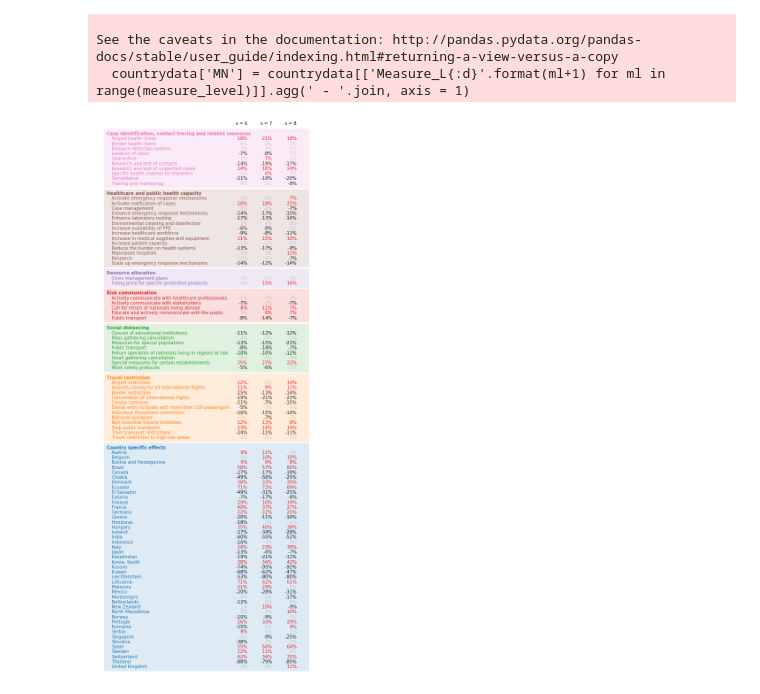
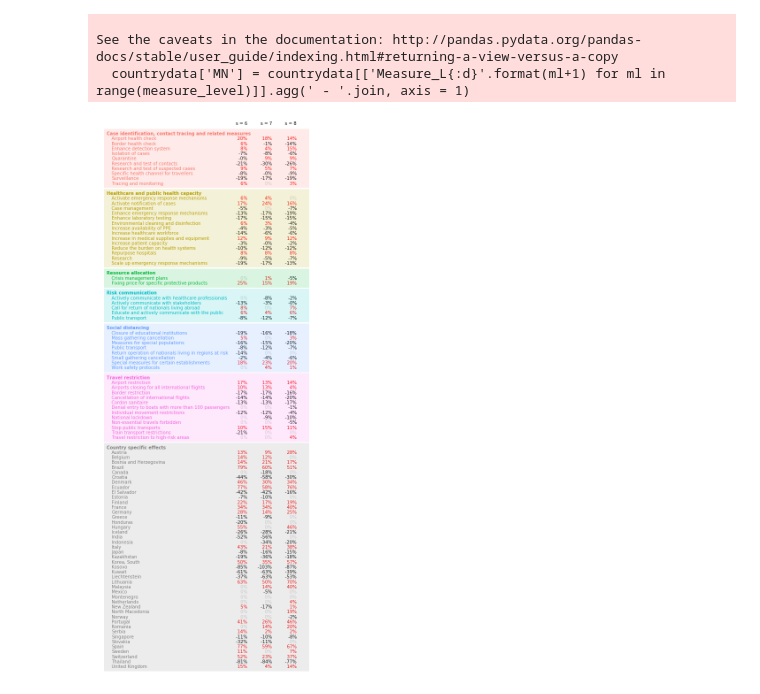
Before and after one commit to lukasgeyrhofer/corona, a Jupyter notebook: regression measures.ipynb, the cells around one changed output. Cells and saved outputs as stored; diff of their text form; code cells hidden in the pictures.

```diff
--- a/regression measures.ipynb
+++ b/regression measures.ipynb
@@ -349,7 +349,7 @@ for shiftdays in np.arange(maxshift + 1):
 
     print('shiftdays = {}'.format(shiftdays))
 
-    for alpha in np.power(10,np.linspace(-6, -2, num = 5, endpoint = True)):
+    for alpha in np.power(10,np.linspace(-6, -3, num = 31, endpoint = True)):
         print('   alpha = {:.6f}'.format(alpha))
         for i in range(xval_count):
             results = model_train[shiftdays][i].fit_regularized(alpha = alpha, L1_wt = 1)
@@ -368,12 +368,23 @@ for shiftdays in np.arange(maxshift + 1):
             result_dict['Loglike Training'] = model_train[shiftdays][i].loglike(results.params)
             result_dict['Loglike Test']     = model_test[shiftdays][i].loglike(np.array(test_params))
 
-            result_dict['result'] = results
+            obs_train  = np.array(model_train[shiftdays][i].endog)
+            obs_test   = np.array(model_test[shiftdays][i].endog)
+
+            pred_train = model_train[shiftdays][i].predict(results.params)
+            pred_test  = model_test[shiftdays][i].predict(test_params)
+
+            result_dict['R2 Training']      = 1 - np.sum((obs_train - pred_train)**2)/np.sum((obs_train - np.mean(obs_train))**2)
+            result_dict['R2 Test']          = 1 - np.sum((obs_test - pred_test)**2)/np.sum((obs_test - np.mean(obs_test))**2)
+
+            result_dict.update({k:v for k,v in results.params.items()})
 
             if allresults_rndXv is None:
                 allresults_rndXv = pd.DataFrame({k:np.array([v]) for k,v in result_dict.items()})
             else:
                 allresults_rndXv = allresults_rndXv.append(result_dict, ignore_index = True)
+
+allresults_rndXv.to_csv('results_Xval_rnd10_200411.csv')
 # %% [output]
 shiftdays = 0
    alpha = 0.000001
@@ -497,16 +489,17 @@ plt.savefig('loglikelihood_Xval_rnd10.pdf')
 # %%
 # use parameters from country-wise cross validation
-# shiftdays = 9, alpha = 2e-3
+# shiftdays = 6, alpha = 2e-5
 model_final6   = smf.ols(formula = formula, data = regrDF[6])
-results_final6 = model_final6.fit_regularized(alpha = 1e-5, L1_wt = 1)
+results_final6 = model_final6.fit_regularized(alpha = 2e-5, L1_wt = 1)
 
 model_final7   = smf.ols(formula = formula, data = regrDF[7])
-results_final7 = model_final7.fit_regularized(alpha = 1e-5, L1_wt = 1)
+results_final7 = model_final7.fit_regularized(alpha = 2e-5, L1_wt = 1)
 
 model_final8   = smf.ols(formula = formula, data = regrDF[8])
-results_final8 = model_final8.fit_regularized(alpha = 1e-5, L1_wt = 1)
+results_final8 = model_final8.fit_regularized(alpha = 2e-5, L1_wt = 1)
 # %%
-colornames = [cn for cn in matplotlib.colors.TABLEAU_COLORS.keys() if (cn.upper() != 'TAB:WHITE' and cn.upper() != 'TAB:GRAY')]
+colornames = ['gray','#f563e2','#609cff','#00bec4','#00b938','#b79f00','#f8766c']
+#colornames = [cn for cn in matplotlib.colors.TABLEAU_COLORS.keys() if (cn.upper() != 'TAB:WHITE' and cn.upper() != 'TAB:GRAY')]
 
 countrylist = [paramname.split('.')[1].split(']')[0] for paramname in results_final7.params.index if paramname[:3] == 'C(C']
 
@@ -535,8 +528,8 @@ See the caveats in the documentation: http://pandas.pydata.org/pandas-docs/stabl
   countrydata['MN'] = countrydata[['Measure_L{:d}'.format(ml+1) for ml in range(measure_level)]].agg(' - '.join, axis = 1)
 # %%
 def significanceColor(beta):
-    if beta   >  0.05: return 'red'
-    elif beta > -0.05: return 'lightgray'
+    if beta   >  0.00: return 'red'
+    elif beta == 0.00: return 'lightgray'
     else:              return 'black'
 
 
@@ -582,34 +575,34 @@ for l1 in l1list[::-1]:
     l2list.sort()
 
     background = plt.Rectangle([label_x - .6, i - .65], value_x + 4.6, len(measure_level_dict[l1]) + 1.8, fill = True, fc = colornames[groupcolor], alpha = boxalpha, zorder = 10)
     ax.add_patch(background)
 
     for l2 in l2list[::-1]:
         ax.annotate(l2,[label_x,i],c = colornames[groupcolor])
         beta_val6 = results_final6.params[measure_level_dict[l1][l2]]/intercept6
         beta_val7 = results_final7.params[measure_level_dict[l1][l2]]/intercept7
         beta_val8 = results_final8.params[measure_level_dict[l1][l2]]/intercept8
         c6 = significanceColor(beta_val6)
         c7 = significanceColor(beta_val7)
         c8 = significanceColor(beta_val8)
         ax.annotate('{:6.0f}%'.format(beta_val6*100),[value_x + 0 * value_dx,i],c=c6,ha='right')
         ax.annotate('{:6.0f}%'.format(beta_val7*100),[value_x + 1 * value_dx,i],c=c7,ha='right')
         ax.annotate('{:6.0f}%'.format(beta_val8*100),[value_x + 2 * value_dx,i],c=c8,ha='right')
         i+=1
     i+=2
     groupcolor += 1
         #print('  {:60s} {:6.3f}'.format(l2,results_final.params[measure_level_dict[l1][l2]]/intercept))
 
 ax.annotate('s = 6', [value_x + 0*value_dx,i],ha='right')
 ax.annotate('s = 7', [value_x + 1*value_dx,i],ha='right')
 ax.annotate('s = 8', [value_x + 2*value_dx,i],ha='right')
 
 ax.set_xlim([0,20])
 ax.set_ylim([-1,i+1])
 ax.axis('off')
 plt.savefig('effects_measures.pdf')
 # %% [output]
-[figure, old version]
+[figure, new version]
 # %%
 #specialcountries = ['Austria','Germany','Thailand', 'Italy', 'Spain', 'Sweden',
 #                    'Japan', 'Hungary', 'France', 'Mexico', 'Netherlands', 'Korea, South']
```
Also changed, not shown: parts of 18 cells of this notebook.
